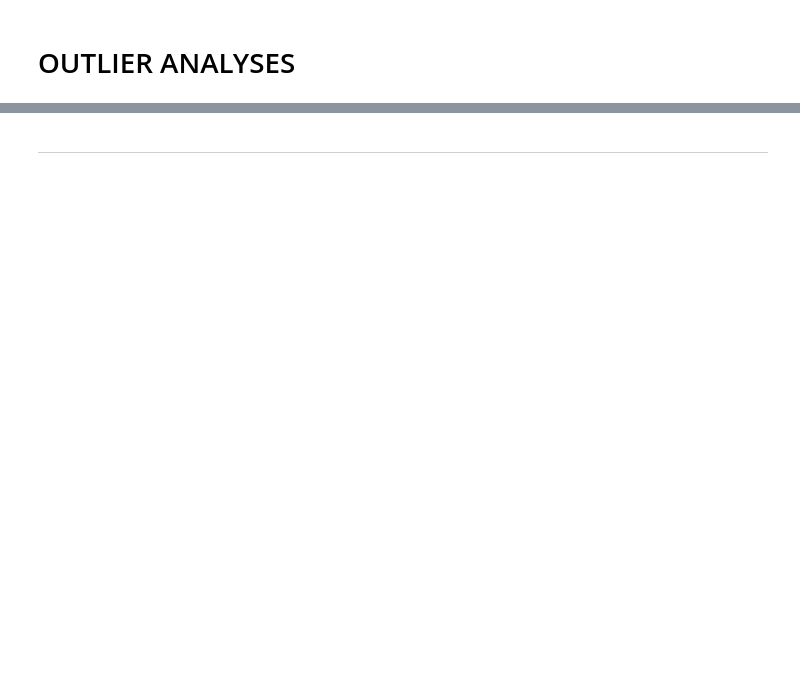
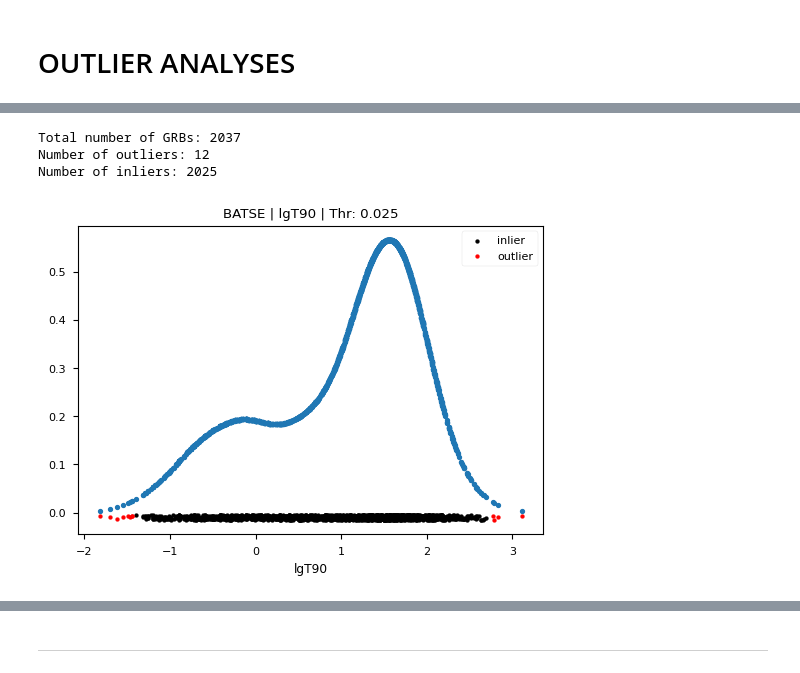
Before and after one commit to ayfm/GRB-Classification, a Jupyter notebook: notebooks/outliers.ipynb, the cells around one changed output, grey strips where cells are left out. Cells and saved outputs as stored; diff of their text form; code cells hidden in the pictures; blank space fills up the shorter version.

```diff
--- a/notebooks/outliers.ipynb
+++ b/notebooks/outliers.ipynb
@@ -106,0 +74,15 @@ Text(0.5, 1.0, 'BATSE T90 Outliers')
+# %%
+batse_outliers_t90 = data_operations.find_outliers(data = df_batse_t90.copy(),
+                       feat_space=["lgT90"],
+                       threshold_density = 0.025,
+                       cat_name = "batse",
+                       save_data = True,
+                       plot_result = True,
+                       save_plot = True,
+                       verbose = True,
+                       figsize = (6,4))
+# %% [output]
+Total number of GRBs: 2037
+Number of outliers: 12
+Number of inliers: 2025
+[figure, added]
```
Also changed, not shown: parts of 133 cells of this notebook, 2 other files.
